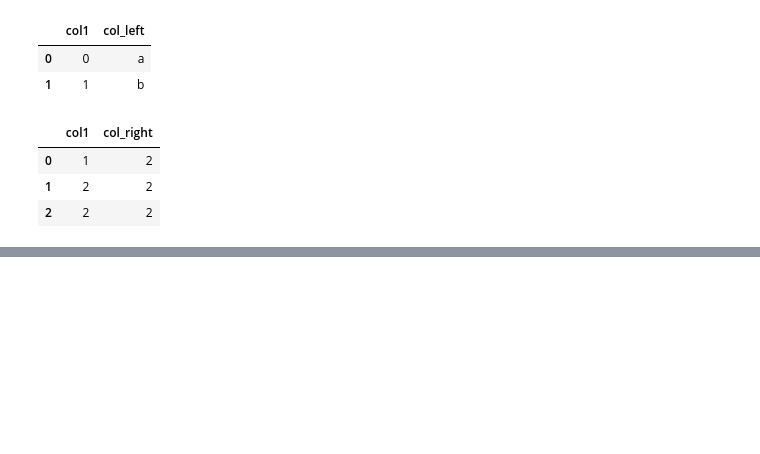
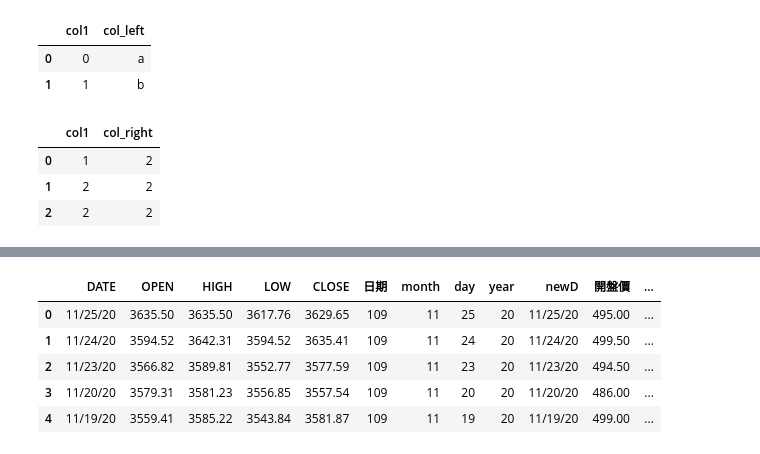
Before and after one commit to KennethWYLee/BasicPython, a Jupyter notebook: pandas merge_B.ipynb, the cells around one changed output, grey strips where cells are left out. Cells and saved outputs as stored; diff of their text form; code cells hidden in the pictures; blank space fills up the shorter version.

```diff
--- a/pandas merge_B.ipynb
+++ b/pandas merge_B.ipynb
@@ -223,0 +255,9 @@ pd.merge(df1, df2, on='col1', how='outer', indicator=True)
+# %%
+pd.merge(SP, TSMC, left_on="DATE", right_on="newD").head()
+# %% [output]
+|  | DATE | OPEN | HIGH | LOW | CLOSE | 日期 | month | day | year | newD | 開盤價 | ... |
+| 0 | 11/25/20 | 3635.50 | 3635.50 | 3617.76 | 3629.65 | 109 | 11 | 25 | 20 | 11/25/20 | 495.00 | ... |
+| 1 | 11/24/20 | 3594.52 | 3642.31 | 3594.52 | 3635.41 | 109 | 11 | 24 | 20 | 11/24/20 | 499.50 | ... |
+| 2 | 11/23/20 | 3566.82 | 3589.81 | 3552.77 | 3577.59 | 109 | 11 | 23 | 20 | 11/23/20 | 494.50 | ... |
+| 3 | 11/20/20 | 3579.31 | 3581.23 | 3556.85 | 3557.54 | 109 | 11 | 20 | 20 | 11/20/20 | 486.00 | ... |
+| 4 | 11/19/20 | 3559.41 | 3585.22 | 3543.84 | 3581.87 | 109 | 11 | 19 | 20 | 11/19/20 | 499.00 | ... |
```
Also changed, not shown: parts of 29 cells of this notebook, 3 other files.
